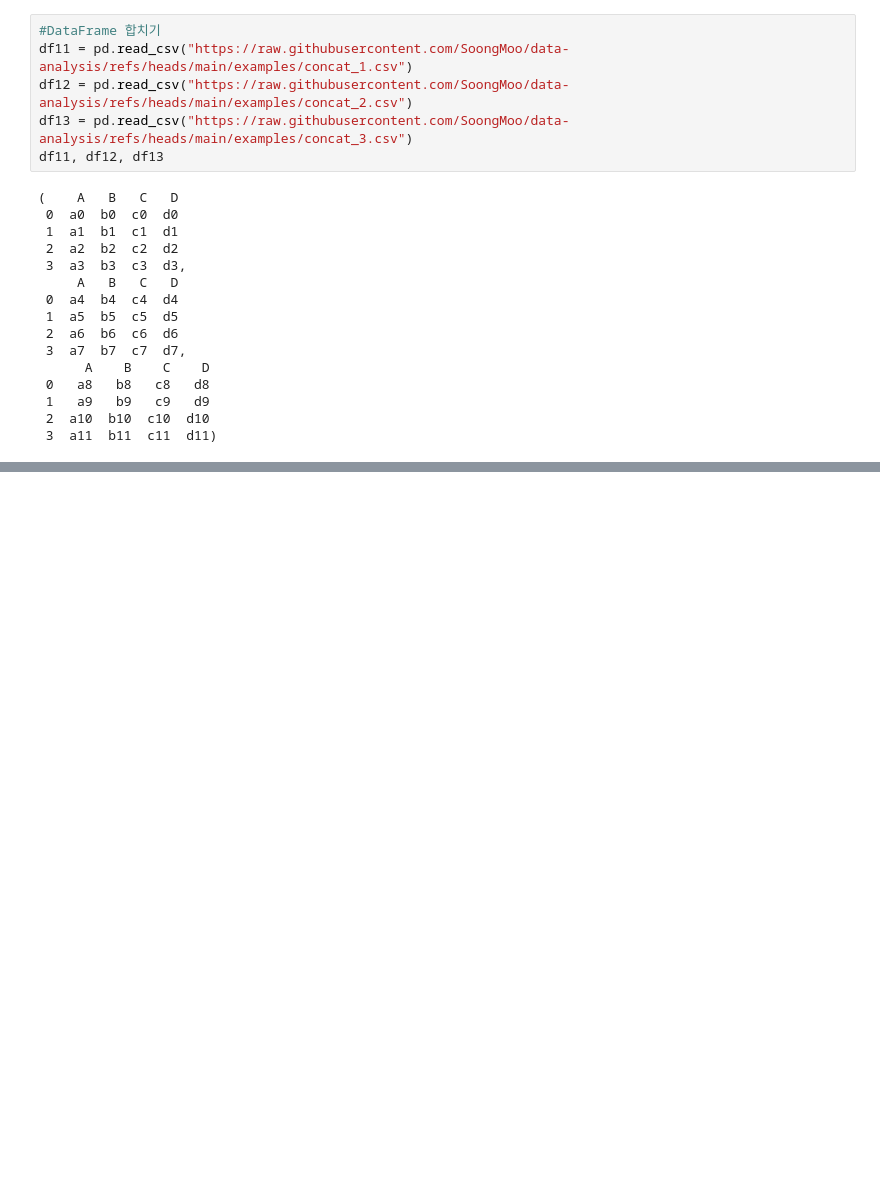
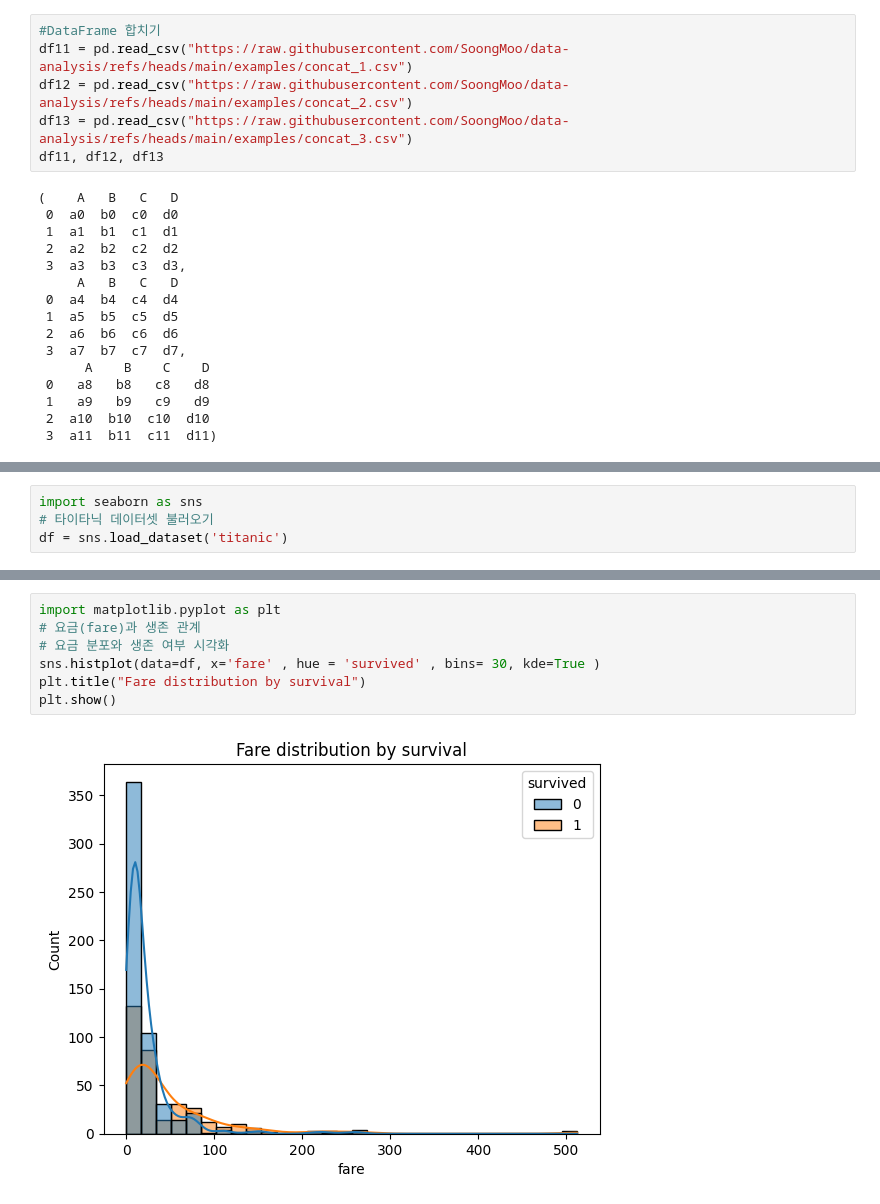
Before and after one commit to SoongMoo/soldesk20250823, a Jupyter notebook: pandas.ipynb, the cells around one changed output, grey strips where cells are left out. Drawn from its saved outputs; the diff is of its cells as text; blank space fills up the shorter version.

```diff
--- a/pandas.ipynb
+++ b/pandas.ipynb
@@ -1643,0 +1892,4 @@ df11, df12, df13
+# %%
+import seaborn as sns
+# 타이타닉 데이터셋 불러오기
+df = sns.load_dataset('titanic')
@@ -1643,0 +1910,9 @@ df11, df12, df13
+# %%
+import matplotlib.pyplot as plt
+# 요금(fare)과 생존 관계
+# 요금 분포와 생존 여부 시각화
+sns.histplot(data=df, x='fare' , hue = 'survived' , bins= 30, kde=True )
+plt.title("Fare distribution by survival")
+plt.show()
+# %% [output]
+[figure, added]
```
Also changed, not shown: parts of 17 cells of this notebook.
